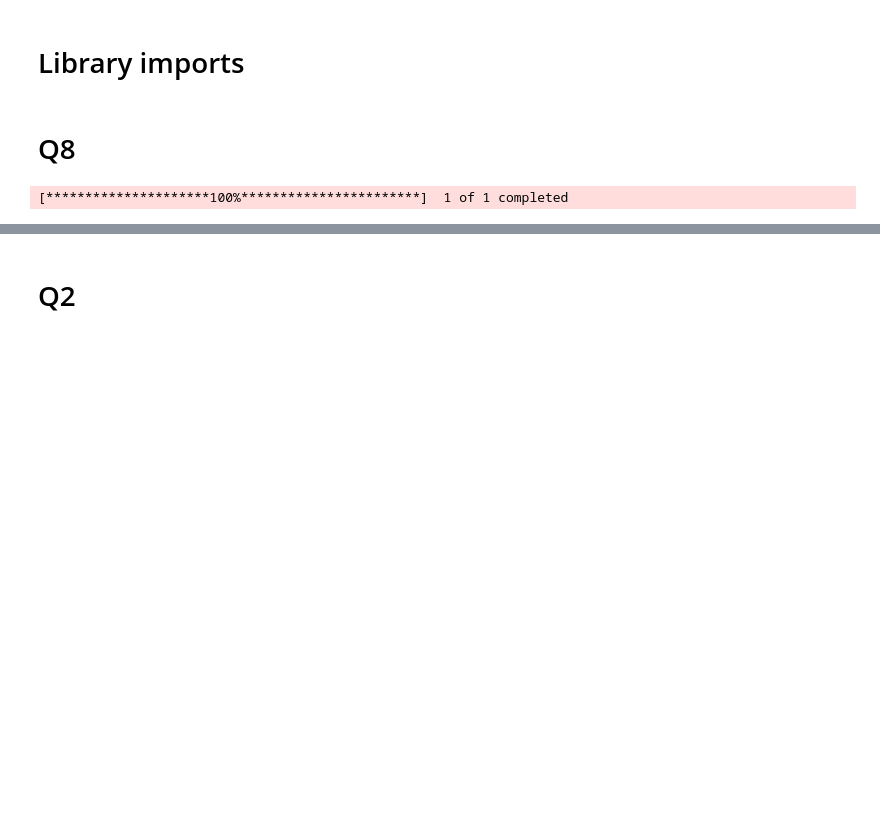
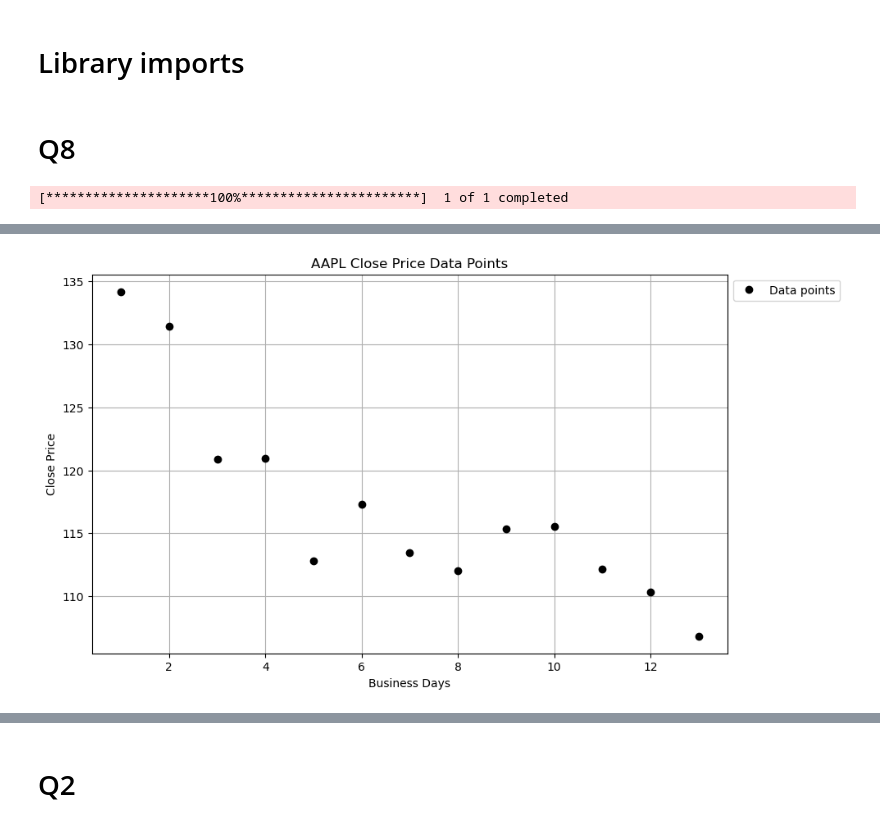
Before and after one commit to atkrish0/numerical-analysis-rbs, a Jupyter notebook: hw3/Atheesh_Krishnan_NA_HW3.ipynb, the cells around one changed output, grey strips where cells are left out. Saved outputs shown, nothing was run; the diff lists cells and outputs as text; code cells hidden in the pictures; blank space fills up the shorter version.

```diff
--- a/hw3/Atheesh_Krishnan_NA_HW3.ipynb
+++ b/hw3/Atheesh_Krishnan_NA_HW3.ipynb
@@ -35,0 +39,17 @@ aapl
+# %%
+aapl.reset_index(inplace=True)
+
+x = list(range(1, len(aapl) + 1))  # This will give [1, 2, 3, ..., number of rows in aapl]
+y = aapl['Close'].values.tolist()  # Extract 'Close' prices as a list
+data = tuple(zip(x,y))
+# Plot the data points
+plt.figure(figsize=(10, 6))
+plt.plot(x, y, 'o', color='black')
+plt.xlabel('Business Days')
+plt.ylabel('Close Price')
+plt.title('AAPL Close Price Data Points')
+plt.grid(True)
+plt.legend(['Data points'], loc='upper left', bbox_to_anchor=(1, 1))
+plt.show()
+# %% [output]
+[figure, added]
```
Also changed, not shown: parts of 6 cells of this notebook, 1 other file.
